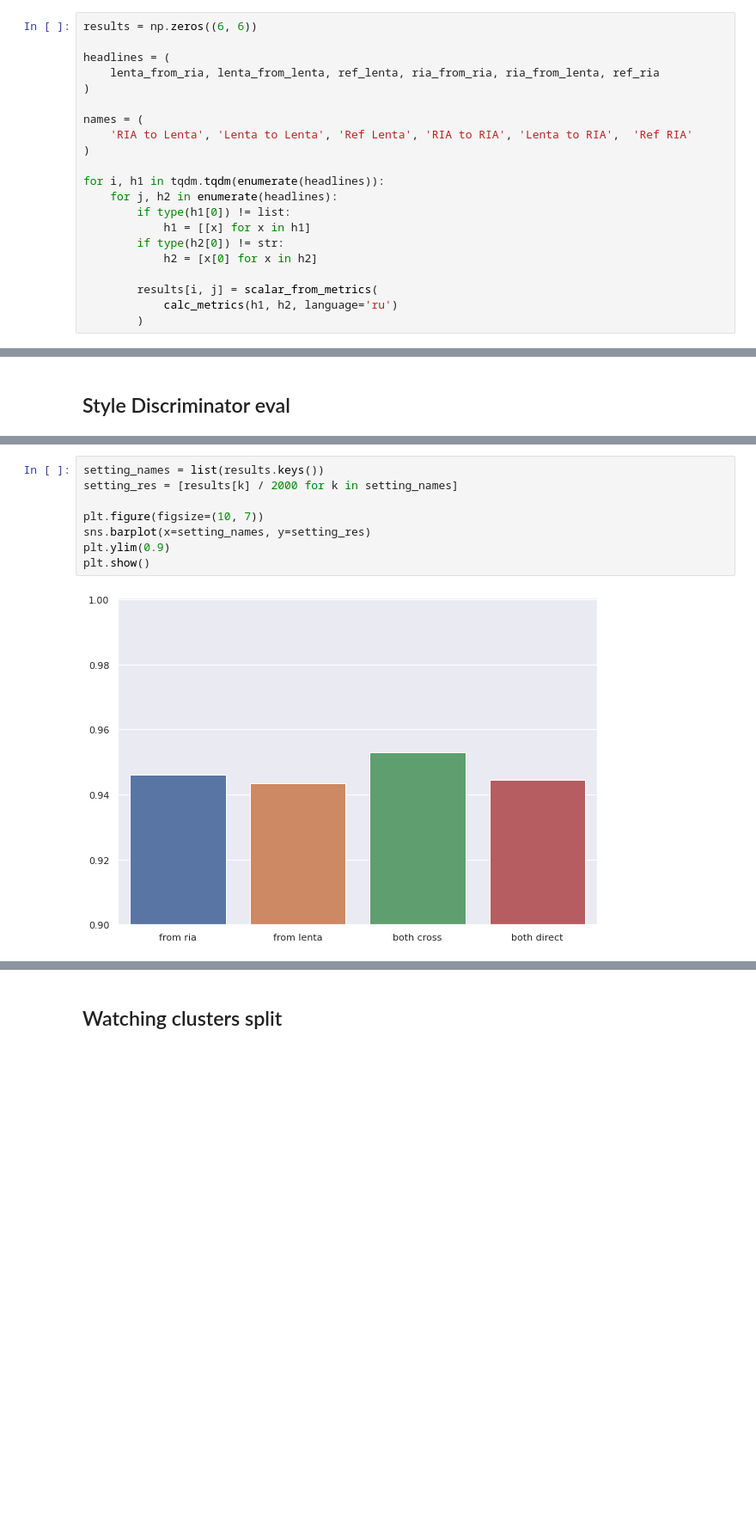
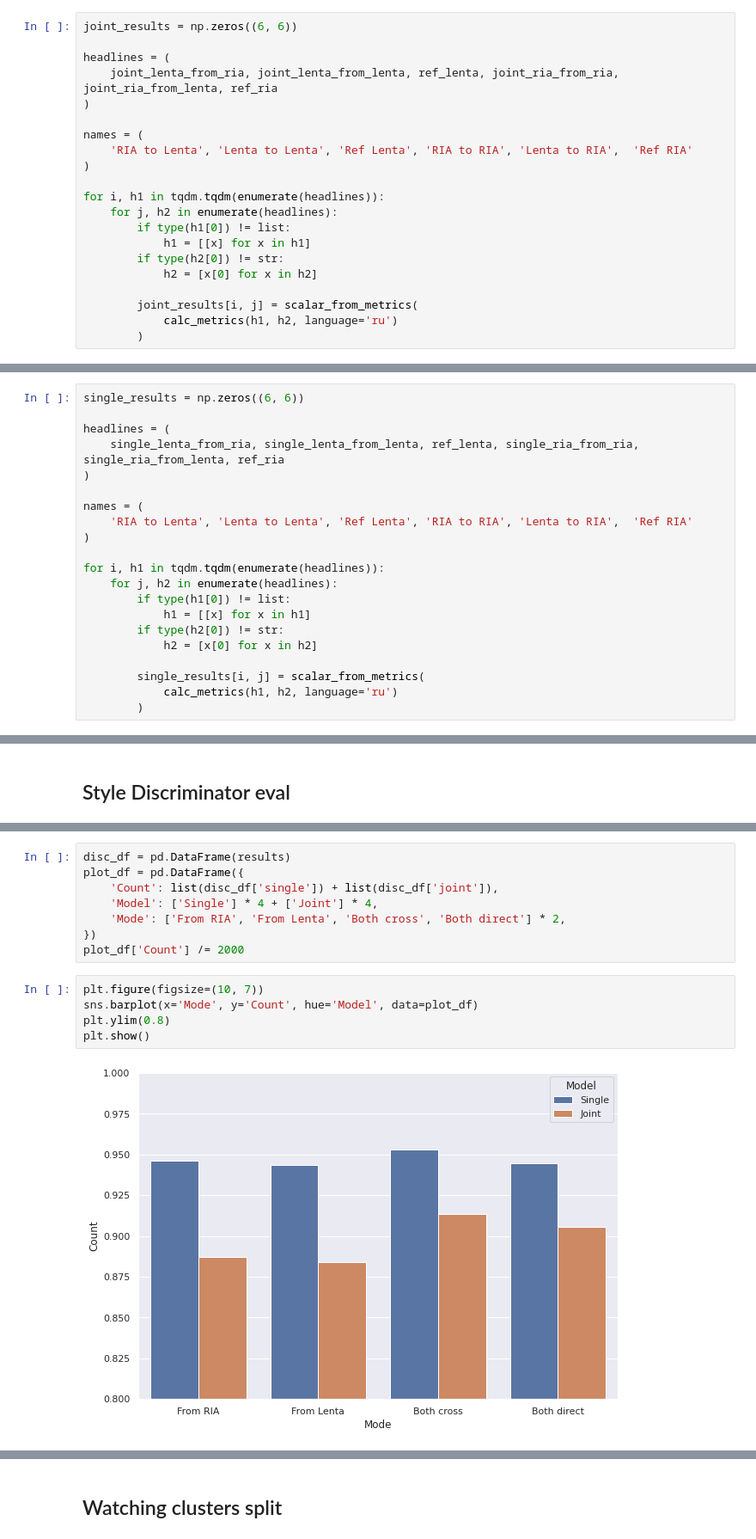
Before and after one commit to leshanbog/master-thesis, a Jupyter notebook: src/final_style_eval.ipynb, the cells around one changed output, grey strips where cells are left out. Shown at 86% size. Saved outputs shown, nothing was run; the diff lists cells and outputs as text; blank space fills up the shorter version.

```diff
--- a/src/final_style_eval.ipynb
+++ b/src/final_style_eval.ipynb
@@ -149,8 +233,8 @@ def scalar_from_metrics(m):
 # %%
-results = np.zeros((6, 6))
+joint_results = np.zeros((6, 6))
 
 headlines = (
-    lenta_from_ria, lenta_from_lenta, ref_lenta, ria_from_ria, ria_from_lenta, ref_ria
+    joint_lenta_from_ria, joint_lenta_from_lenta, ref_lenta, joint_ria_from_ria, joint_ria_from_lenta, ref_ria
 )
 
 names = (
@@ -164,7 +248,7 @@ for i, h1 in tqdm.tqdm(enumerate(headlines)):
         if type(h2[0]) != str:
             h2 = [x[0] for x in h2]
 
-        results[i, j] = scalar_from_metrics(
+        joint_results[i, j] = scalar_from_metrics(
             calc_metrics(h1, h2, language='ru')
         )
 # %%
@@ -191,0 +280,21 @@ with sns.axes_style("white"):
+# %%
+single_results = np.zeros((6, 6))
+
+headlines = (
+    single_lenta_from_ria, single_lenta_from_lenta, ref_lenta, single_ria_from_ria, single_ria_from_lenta, ref_ria
+)
+
+names = (
+    'RIA to Lenta', 'Lenta to Lenta', 'Ref Lenta', 'RIA to RIA', 'Lenta to RIA',  'Ref RIA'
+)
+
+for i, h1 in tqdm.tqdm(enumerate(headlines)):
+    for j, h2 in enumerate(headlines):
+        if type(h1[0]) != list:
+            h1 = [[x] for x in h1]
+        if type(h2[0]) != str:
+            h2 = [x[0] for x in h2]
+
+        single_results[i, j] = scalar_from_metrics(
+            calc_metrics(h1, h2, language='ru')
+        )
@@ -257,12 +407,17 @@ with torch.no_grad():
 
 discriminator.cpu();
+# %%
+disc_df = pd.DataFrame(results)
+plot_df = pd.DataFrame({
+    'Count': list(disc_df['single']) + list(disc_df['joint']),
+    'Model': ['Single'] * 4 + ['Joint'] * 4,
+    'Mode': ['From RIA', 'From Lenta', 'Both cross', 'Both direct'] * 2,
+})
+plot_df['Count'] /= 2000
 # %%
-setting_names = list(results.keys())
-setting_res = [results[k] / 2000 for k in setting_names]
-
 plt.figure(figsize=(10, 7))
-sns.barplot(x=setting_names, y=setting_res)
-plt.ylim(0.9)
+sns.barplot(x='Mode', y='Count', hue='Model', data=plot_df)
+plt.ylim(0.8)
 plt.show()
 # %% [output]
-[figure, old version]
+[figure, new version]
```
Also changed, not shown: parts of 54 cells of this notebook, 3 other files.
